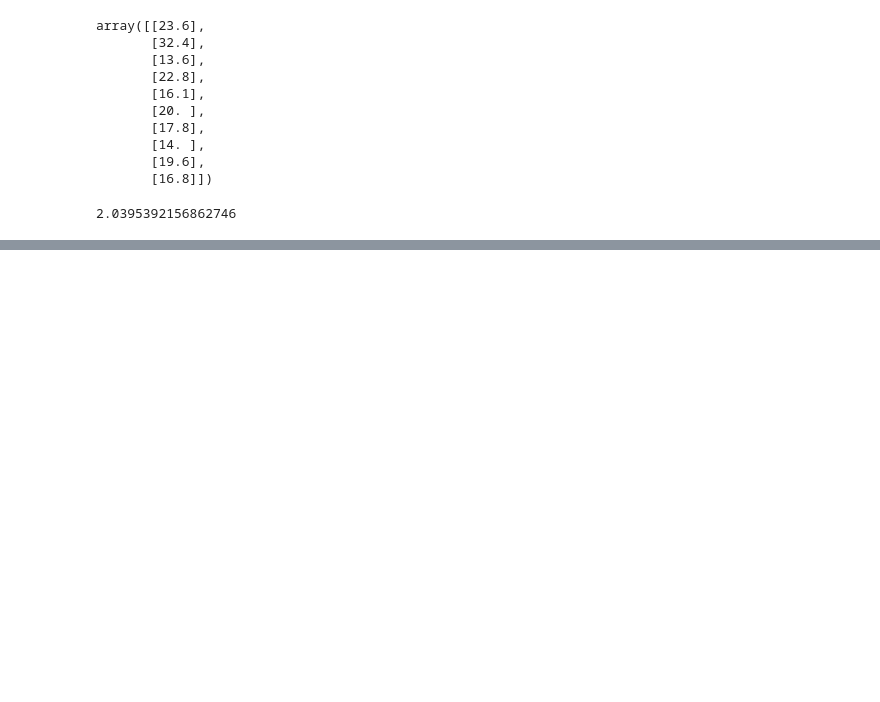
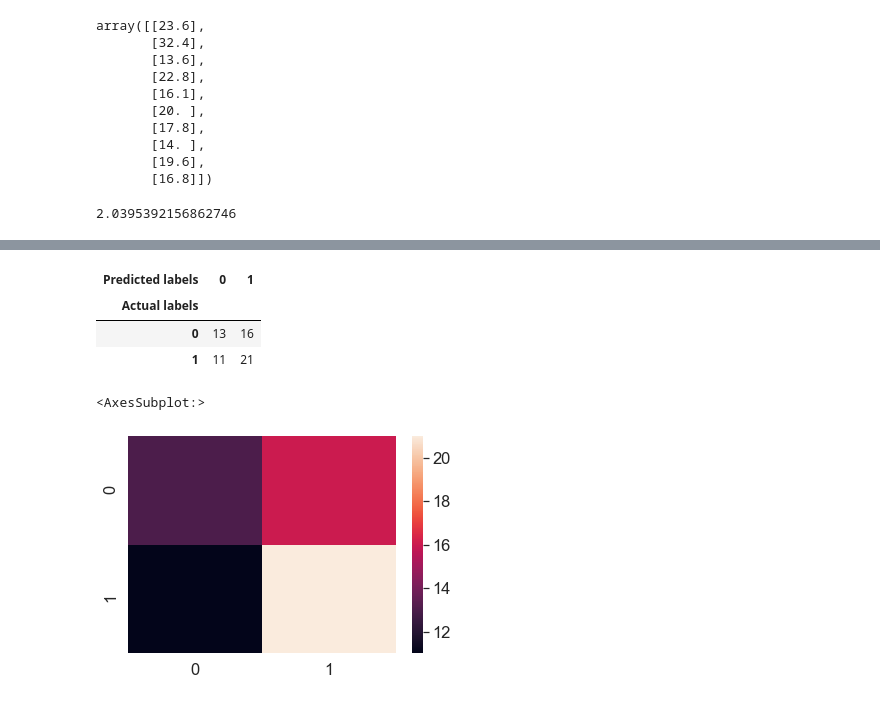
Before and after one commit to Grimmwolf-lab/Machine-learning-Projects, a Jupyter notebook: Introduction-to-scikit-learn.ipynb, the cells around one changed output, grey strips where cells are left out. Drawn from its saved outputs; the diff is of its cells as text; code cells hidden in the pictures; blank space fills up the shorter version.

```diff
--- a/Introduction-to-scikit-learn.ipynb
+++ b/Introduction-to-scikit-learn.ipynb
@@ -498,0 +686,21 @@ mean_absolute_error(y_test,y_pred)
+# %%
+pd.crosstab(y_test,
+           y_preds,
+           rownames=["Actual labels"],
+           colnames=["Predicted labels"])
+# %% [output]
+| Predicted labels | 0 | 1 |
+| Actual labels |  |  |
+| 0 | 13 | 16 |
+| 1 | 11 | 21 |
+# %%
+import seaborn as sns
+
+sns.set(font_scale=1.5)
+
+conf_mat = confusion_matrix(y_test, y_preds)
+
+sns.heatmap(conf_mat)
+# %% [output]
+<AxesSubplot:>
+[figure, added]
```
Also changed, not shown: parts of 108 cells of this notebook, 3 other files.
